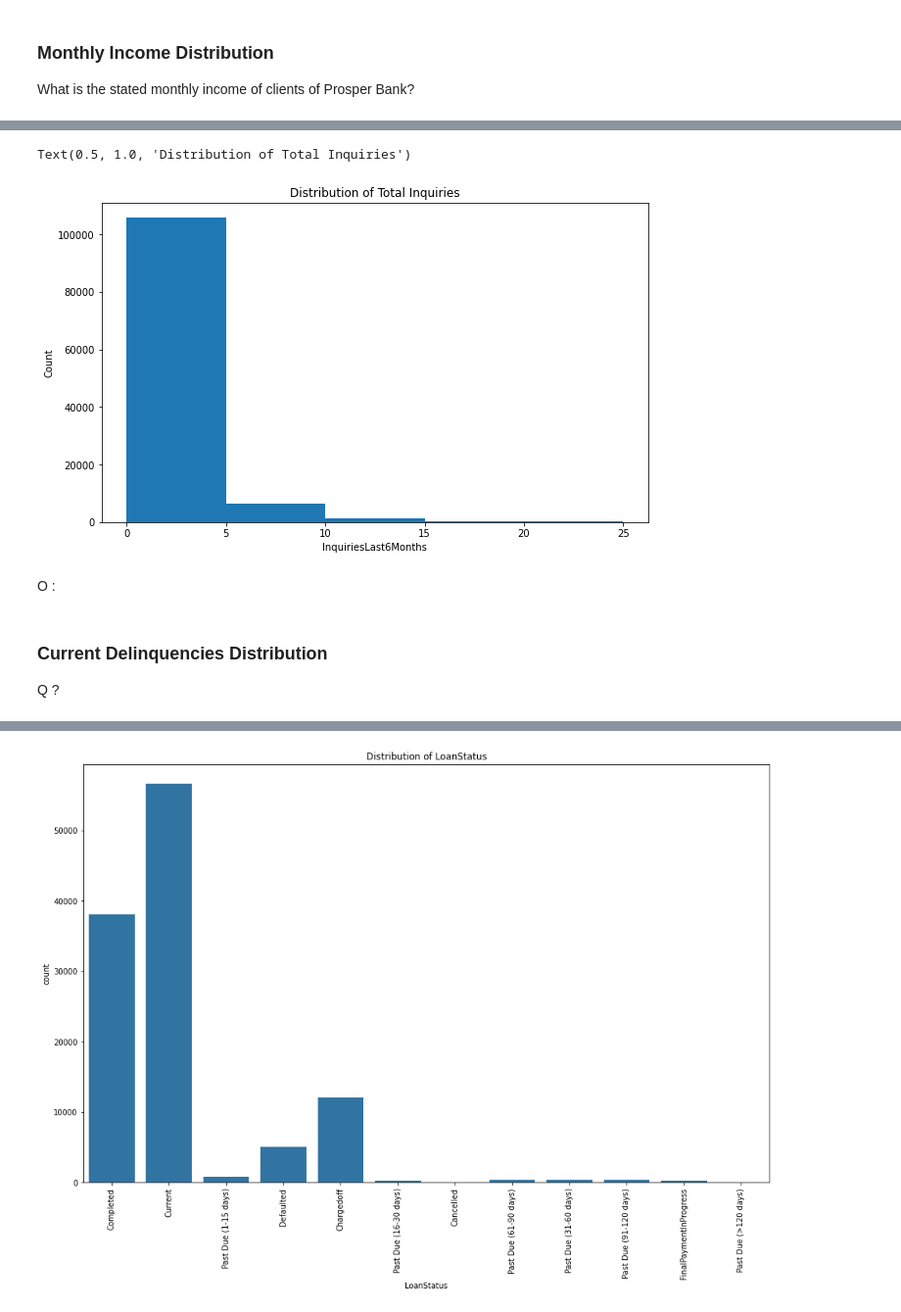
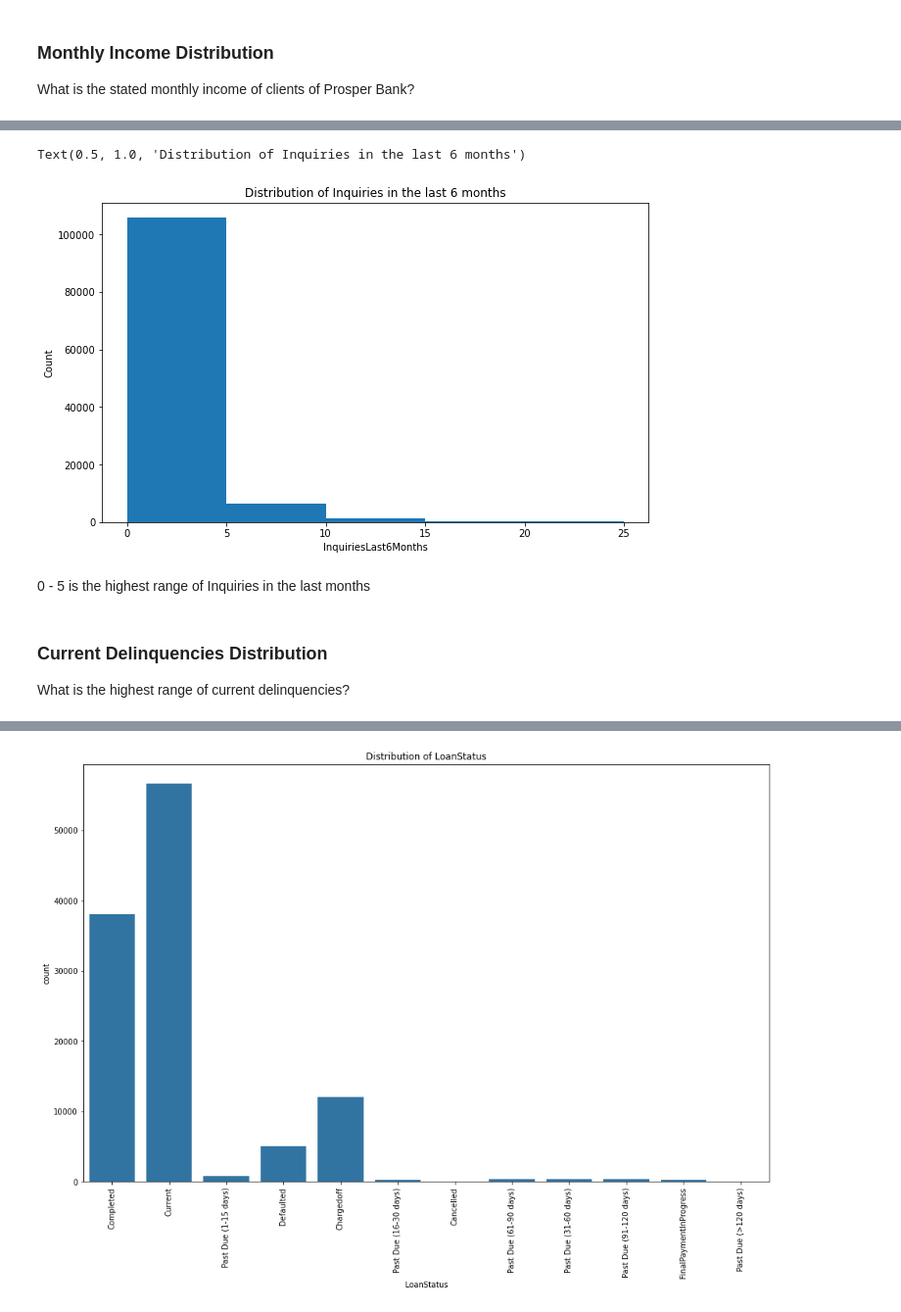
Before and after one commit to andisiambuku/Loans-Analysis-Project, a Jupyter notebook: Part_I_exploration_template.ipynb, the cells around one changed output, grey strips where cells are left out. Shown at 98% size. Saved outputs shown, nothing was run; the diff lists cells and outputs as text; code cells hidden in the pictures.

```diff
--- a/Part_I_exploration_template.ipynb
+++ b/Part_I_exploration_template.ipynb
@@ -326,18 +325,18 @@ Q ?
 # %%
 lm_bins = np.arange(0,30,5)
 plt.figure(figsize=[10,6])
 plt.hist(df_loans['InquiriesLast6Months'],bins=lm_bins)
 plt.xlabel('InquiriesLast6Months')
 plt.ylabel('Count')
-plt.title('Distribution of Total Inquiries')
+plt.title('Distribution of Inquiries in the last 6 months')
 # %% [output]
-Text(0.5, 1.0, 'Distribution of Total Inquiries')
+Text(0.5, 1.0, 'Distribution of Inquiries in the last 6 months')
-[figure, old version]
+[figure, new version]
-# %% [markdown]
-O :
+# %% [markdown]
+0 - 5 is the highest range of Inquiries in the last  months
 # %% [markdown]
 ### Current Delinquencies Distribution
-Q ?
+What is the highest range of current delinquencies?
 # %%
 cd_bins = np.arange(0,25,5)
 plt.figure(figsize=[8,5])
```
Also changed, not shown: parts of 105 cells of this notebook, 5 other files.
